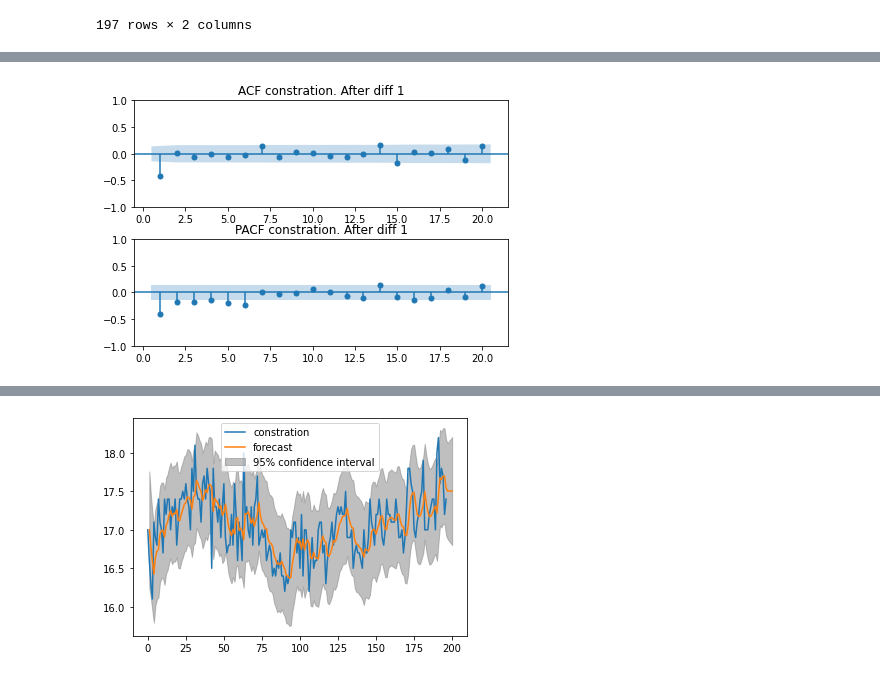
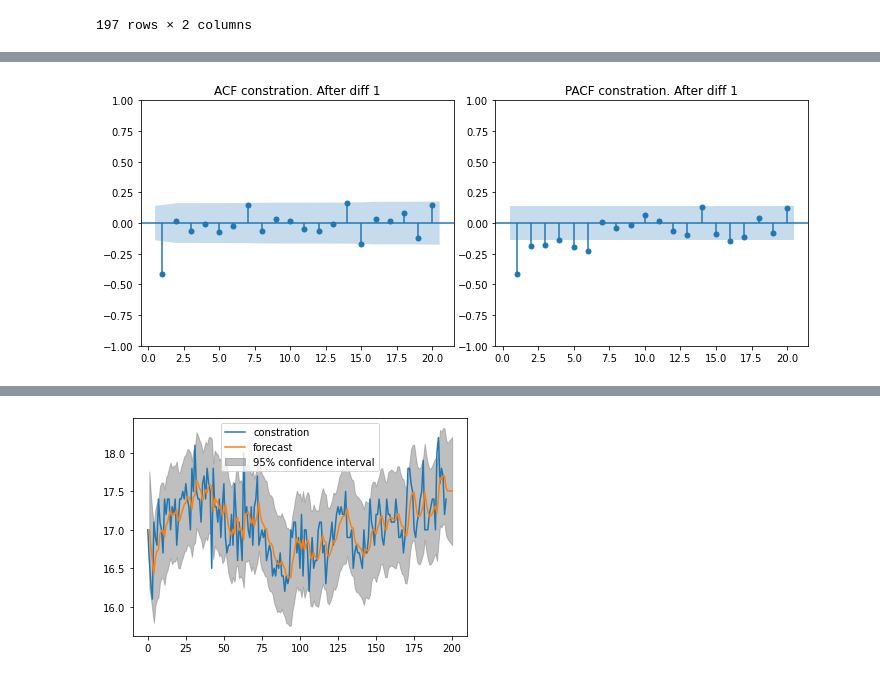
Before and after one commit to bub3690/22-2_TimeSeries, a Jupyter notebook: final_project.ipynb, the cells around one changed output, grey strips where cells are left out. Drawn from its saved outputs; the diff is of its cells as text; code cells hidden in the pictures.

```diff
--- a/final_project.ipynb
+++ b/final_project.ipynb
@@ -69,33 +85,33 @@ data1_diff=data1['constration'].diff() # 판다스의 diff 메소드를 이용
 # %%
 # acf, pacf
 import statsmodels.graphics.tsaplots as sgt
 
 ## Close
-fig = plt.figure()
-ax1 = fig.add_subplot(2, 1, 1)
-ax2 = fig.add_subplot(2, 1, 2)
+fig = plt.figure(figsize=(10,4))
+ax1 = fig.add_subplot(1, 2, 1)
+ax2 = fig.add_subplot(1, 2, 2)
 fig.tight_layout()
 
 sgt.plot_acf(data1_diff.dropna(), lags = 20, zero = False, ax=ax1)
 ax1.set_title("ACF constration. After diff 1")
 
 
 sgt.plot_pacf(data1_diff.dropna(), lags = 20, zero = False, method = ('ols'), ax=ax2)
 ax2.set_title("PACF constration. After diff 1")
 
-plt.show()
+plt.savefig("./data1_diff_ACF_PACF.png")
 
-#ACF : cut off after lag 1
+# ACF : cut off after lag 1
 
-#PACF : sinusoidal decay (찾아보기)
+# PACF : sinusoidal decay (찾아보기)
 
 
 # IMA(1,1) 모형으로 추정된다.
 
 
-#하지만 주기 7씩 상승하는 주기가 발견된다. -> 잔차분석 필요.
+# 하지만 주기 7씩 상승하는 주기가 발견된다. -> 잔차분석 필요.
 # %% [output]
-[figure, old version]
+[figure, new version]
 # %%
 from statsmodels.tsa.arima.model import ARIMA
 from statsmodels.graphics.tsaplots import plot_predict
```
Also changed, not shown: parts of 40 cells of this notebook, 13 other files.
